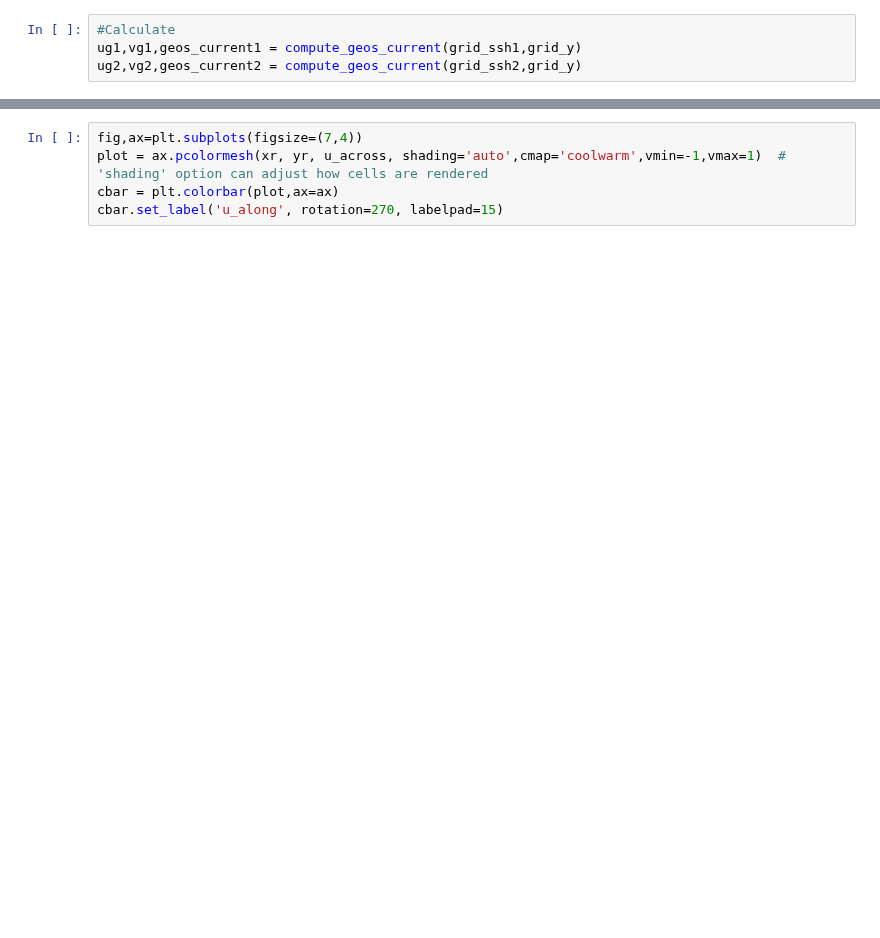
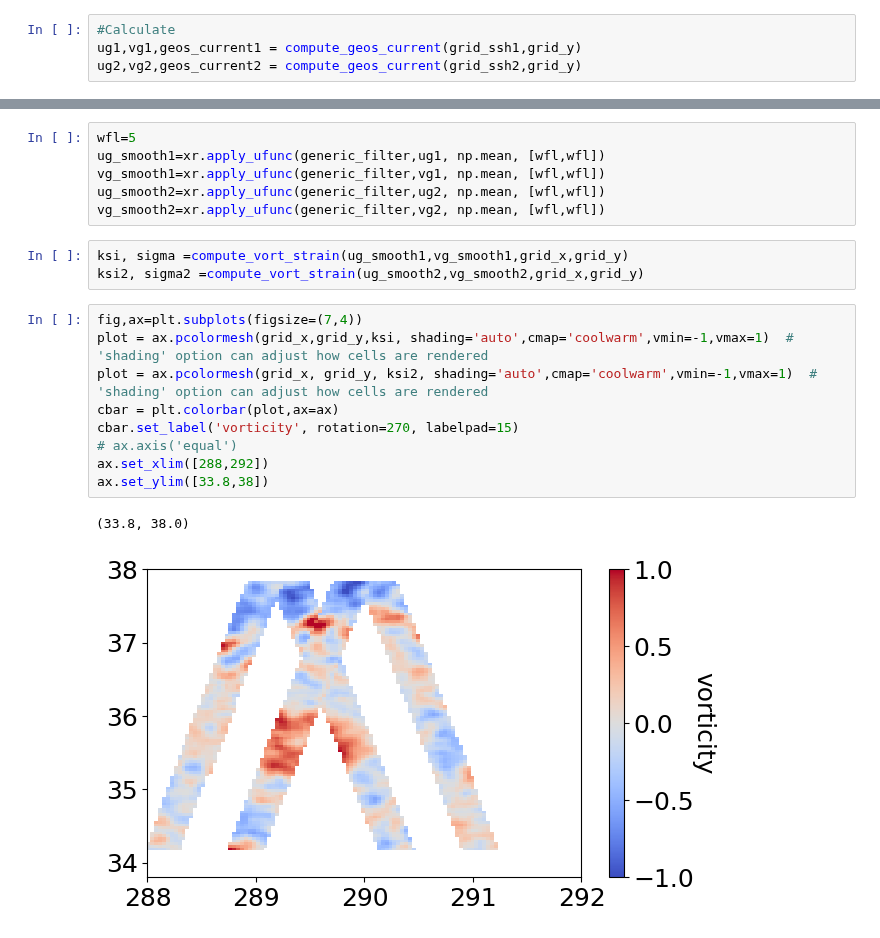
Before and after one commit to mcornec/GO-SWACE, a Jupyter notebook: compute_vorticity_strain.ipynb, the cells around one changed output, grey strips where cells are left out. Cells and saved outputs as stored; diff of their text form; blank space fills up the shorter version.

```diff
--- a/compute_vorticity_strain.ipynb
+++ b/compute_vorticity_strain.ipynb
@@ -231,7 +309,23 @@ ksi2=compute_relative_vorticity(u_along2, u_across2, 1, 1)
+# %%
+wfl=5
+ug_smooth1=xr.apply_ufunc(generic_filter,ug1, np.mean, [wfl,wfl])
+vg_smooth1=xr.apply_ufunc(generic_filter,vg1, np.mean, [wfl,wfl])
+ug_smooth2=xr.apply_ufunc(generic_filter,ug2, np.mean, [wfl,wfl])
+vg_smooth2=xr.apply_ufunc(generic_filter,vg2, np.mean, [wfl,wfl])
+# %%
+ksi, sigma =compute_vort_strain(ug_smooth1,vg_smooth1,grid_x,grid_y)
+ksi2, sigma2 =compute_vort_strain(ug_smooth2,vg_smooth2,grid_x,grid_y)
 # %%
 fig,ax=plt.subplots(figsize=(7,4))
-plot = ax.pcolormesh(xr, yr, u_across, shading='auto',cmap='coolwarm',vmin=-1,vmax=1)  # 'shading' option can adjust how cells are rendered
+plot = ax.pcolormesh(grid_x,grid_y,ksi, shading='auto',cmap='coolwarm',vmin=-1,vmax=1)  # 'shading' option can adjust how cells are rendered
+plot = ax.pcolormesh(grid_x, grid_y, ksi2, shading='auto',cmap='coolwarm',vmin=-1,vmax=1)  # 'shading' option can adjust how cells are rendered
 cbar = plt.colorbar(plot,ax=ax)
-cbar.set_label('u_along', rotation=270, labelpad=15)
+cbar.set_label('vorticity', rotation=270, labelpad=15)
+# ax.axis('equal')
+ax.set_xlim([288,292])
+ax.set_ylim([33.8,38])
+# %% [output]
+(33.8, 38.0)
+[figure, added]
 # %%
 fig,ax=plt.subplots(figsize=(7,4))
```
Also changed, not shown: parts of 38 cells of this notebook.
